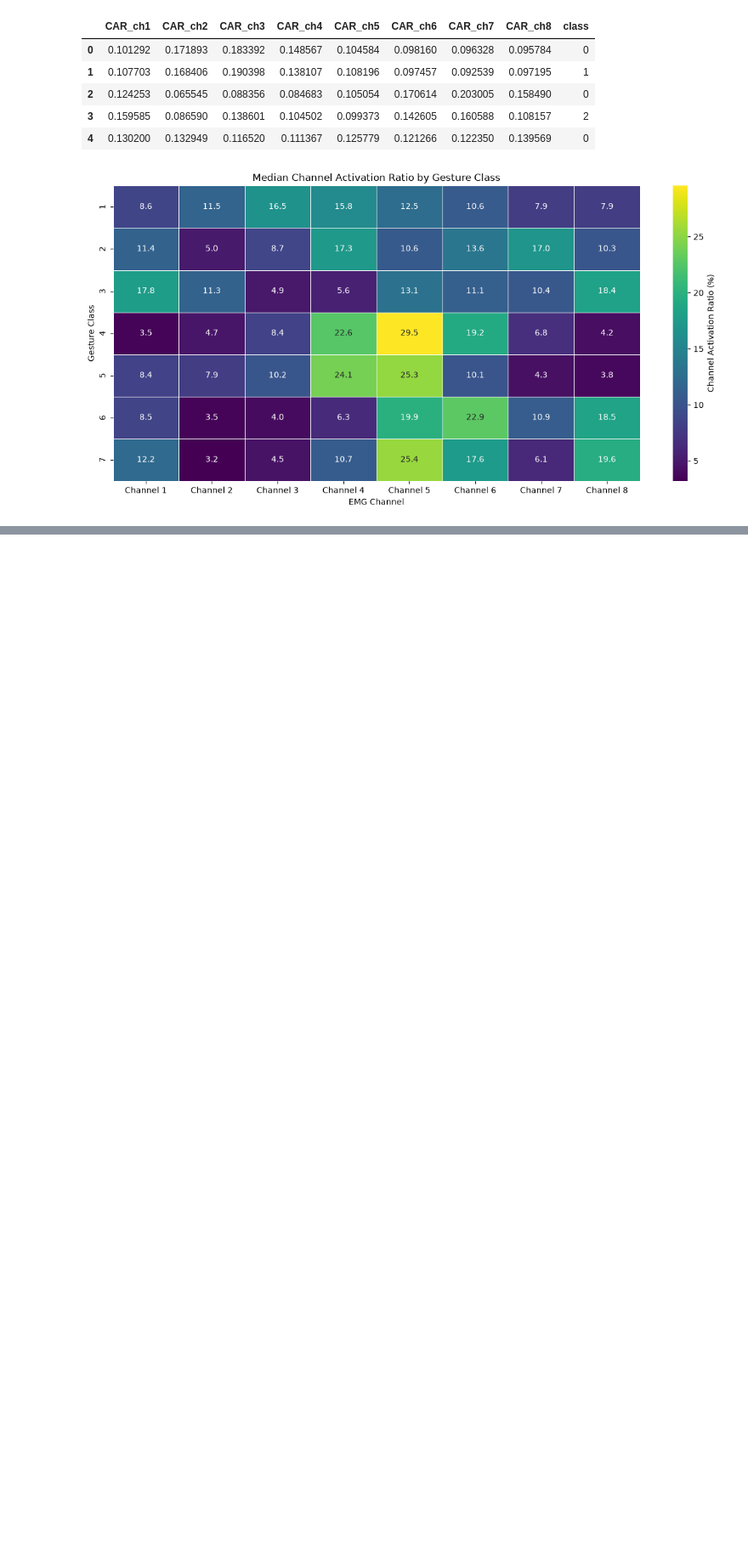
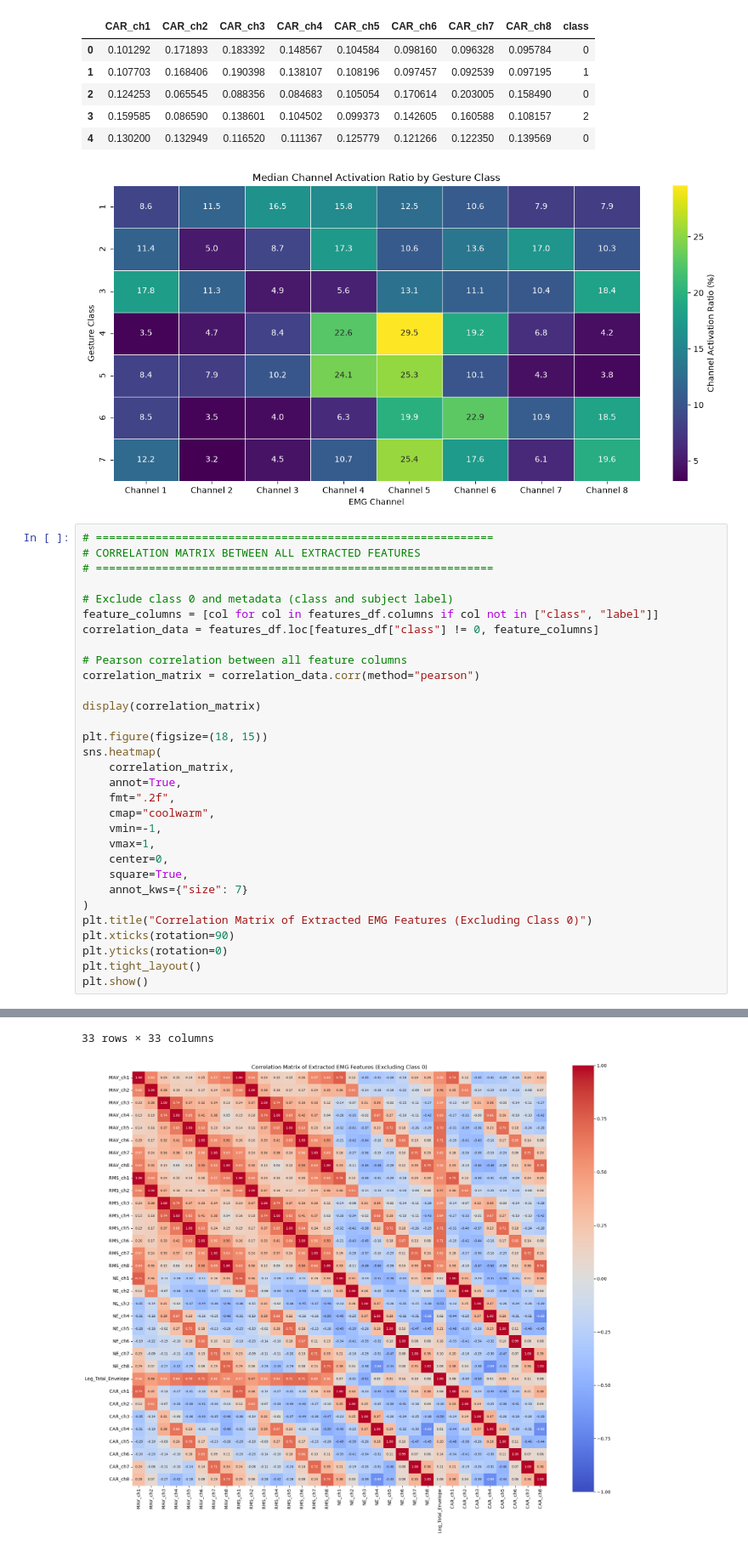
Before and after one commit to laauritaa/S-S_EMG, a Jupyter notebook: Data_Features.ipynb, the cells around one changed output, grey strips where cells are left out. Shown at 85% size. Cells and saved outputs as stored; diff of their text form; blank space fills up the shorter version.

```diff
--- a/Data_Features.ipynb
+++ b/Data_Features.ipynb
@@ -806,3 +680,35 @@ plt.show()
 | 3 | 0.159585 | 0.086590 | 0.138601 | 0.104502 | 0.099373 | 0.142605 | 0.160588 | 0.108157 | 2 |
 | 4 | 0.130200 | 0.132949 | 0.116520 | 0.111367 | 0.125779 | 0.121266 | 0.122350 | 0.139569 | 0 |
 [figure]
+# %%
+# ============================================================
+# CORRELATION MATRIX BETWEEN ALL EXTRACTED FEATURES
+# ============================================================
+
+# Exclude class 0 and metadata (class and subject label)
+feature_columns = [col for col in features_df.columns if col not in ["class", "label"]]
+correlation_data = features_df.loc[features_df["class"] != 0, feature_columns]
+
+# Pearson correlation between all feature columns
+correlation_matrix = correlation_data.corr(method="pearson")
+
+display(correlation_matrix)
+
+plt.figure(figsize=(18, 15))
+sns.heatmap(
+    correlation_matrix,
+    annot=True,
+    fmt=".2f",
+    cmap="coolwarm",
+    vmin=-1,
+    vmax=1,
+    center=0,
+    square=True,
+    annot_kws={"size": 7}
+)
+plt.title("Correlation Matrix of Extracted EMG Features (Excluding Class 0)")
+plt.xticks(rotation=90)
+plt.yticks(rotation=0)
+plt.tight_layout()
+plt.show()
+# %% [output]
@@ -808,0 +732,2 @@ plt.show()
+33 rows × 33 columns
+[figure, added]
```
Also changed, not shown: parts of 9 cells of this notebook, 2 other files.
